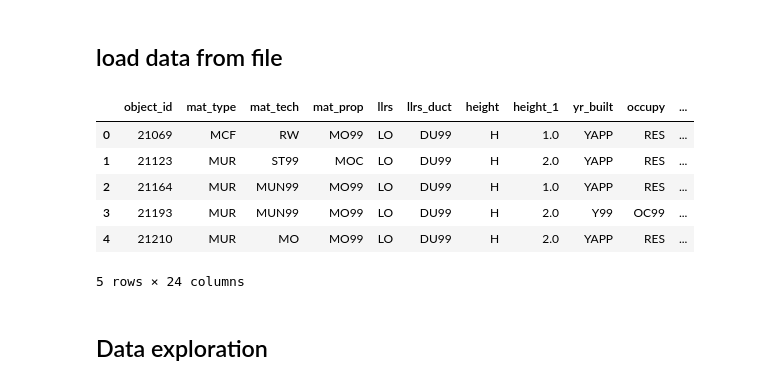
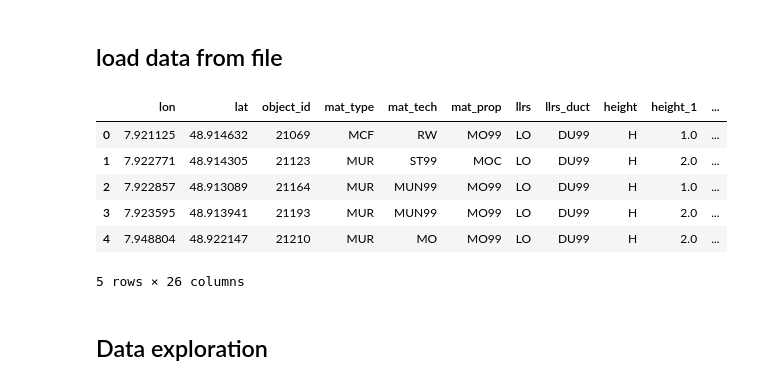
Before and after one commit to GFZ-Centre-for-Early-Warning/Bottom-up-Exposure-Modelling, a Jupyter notebook: bottom_up_exposure_modelling.ipynb, the cells around one changed output. Saved outputs shown, nothing was run; the diff lists cells and outputs as text; code cells hidden in the pictures.

```diff
--- a/bottom_up_exposure_modelling.ipynb
+++ b/bottom_up_exposure_modelling.ipynb
@@ -792,18 +792,18 @@ sum of values: 1.0
 # %% [markdown]
 ## load data from file
 # %%
-infile_destress = '/Users/pittore/Documents/ACTIVITIES/DESTRESS_exposure/buildings_db_destress.csv'
+infile_destress = 'fuzzy_scoring/RRVS_survey_Alsace_Destress_21032018.csv'
 bdg_df_destress = pd.read_csv(infile_destress).fillna('NO_DATA')
 #print the first rows to peek at the data
 bdg_df_destress.head()
 # %% [output]
-|  | object_id | mat_type | mat_tech | mat_prop | llrs | llrs_duct | height | height_1 | yr_built | occupy | ... |
-| 0 | 21069 | MCF | RW | MO99 | LO | DU99 | H | 1.0 | YAPP | RES | ... |
-| 1 | 21123 | MUR | ST99 | MOC | LO | DU99 | H | 2.0 | YAPP | RES | ... |
-| 2 | 21164 | MUR | MUN99 | MO99 | LO | DU99 | H | 1.0 | YAPP | RES | ... |
-| 3 | 21193 | MUR | MUN99 | MO99 | LO | DU99 | H | 2.0 | Y99 | OC99 | ... |
-| 4 | 21210 | MUR | MO | MO99 | LO | DU99 | H | 2.0 | YAPP | RES | ... |
+|  | lon | lat | object_id | mat_type | mat_tech | mat_prop | llrs | llrs_duct | height | height_1 | ... |
+| 0 | 7.921125 | 48.914632 | 21069 | MCF | RW | MO99 | LO | DU99 | H | 1.0 | ... |
+| 1 | 7.922771 | 48.914305 | 21123 | MUR | ST99 | MOC | LO | DU99 | H | 2.0 | ... |
+| 2 | 7.922857 | 48.913089 | 21164 | MUR | MUN99 | MO99 | LO | DU99 | H | 1.0 | ... |
+| 3 | 7.923595 | 48.913941 | 21193 | MUR | MUN99 | MO99 | LO | DU99 | H | 2.0 | ... |
+| 4 | 7.948804 | 48.922147 | 21210 | MUR | MO | MO99 | LO | DU99 | H | 2.0 | ... |
-5 rows × 24 columns
+5 rows × 26 columns
 # %% [markdown]
 ## Data exploration
 # %%
```
